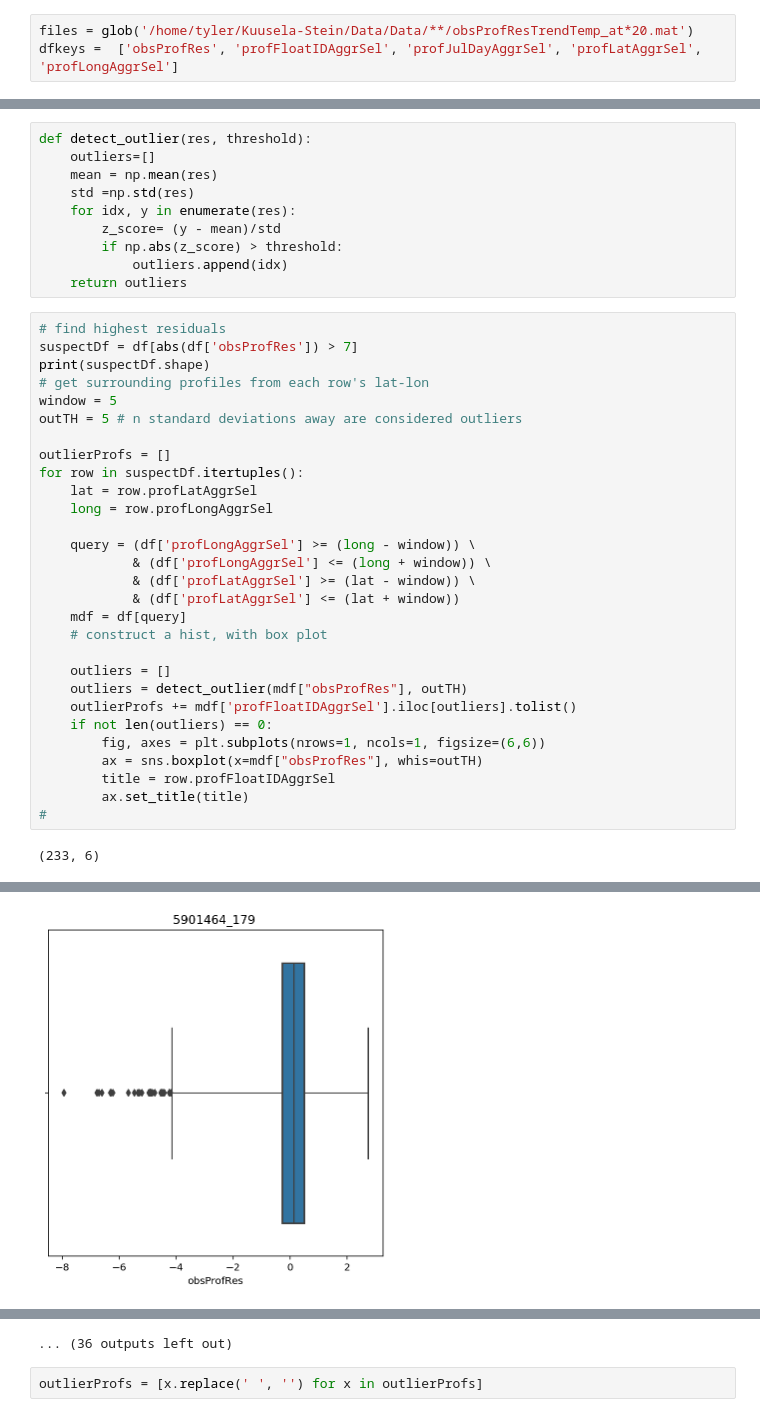
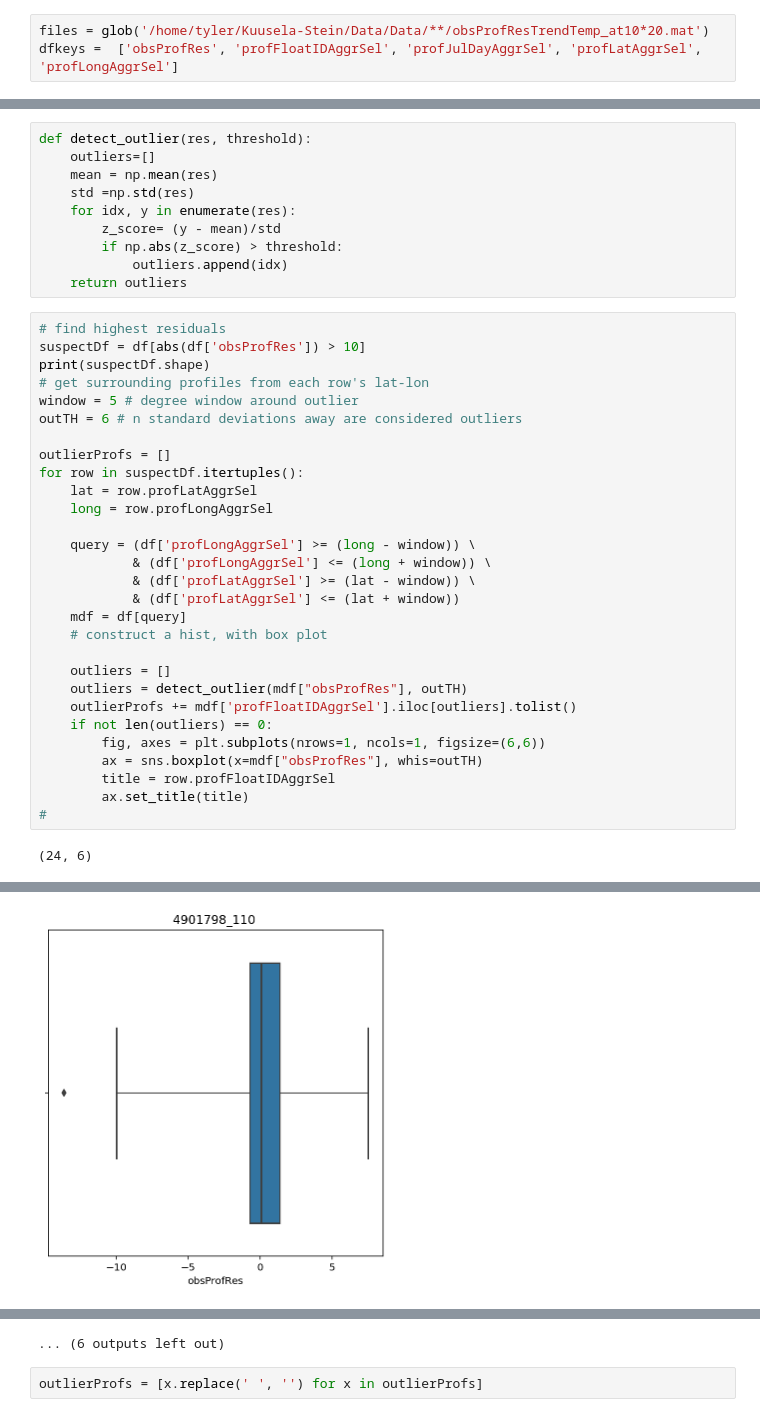
Before and after one commit to tylertucker202/argo-database, a Jupyter notebook: gridding/find-and-filter-outliers.ipynb, the cells around one changed output, grey strips where cells are left out. Drawn from its saved outputs; the diff is of its cells as text.

```diff
--- a/gridding/find-and-filter-outliers.ipynb
+++ b/gridding/find-and-filter-outliers.ipynb
@@ -35,7 +34,7 @@ The verbose.fileo rcparam was deprecated in Matplotlib 3.1 and will be removed i
 The verbose.level rcparam was deprecated in Matplotlib 3.1 and will be removed in 3.3.
   self[key] = other[key]
 # %%
-files = glob('/home/tyler/Kuusela-Stein/Data/Data/**/obsProfResTrendTemp_at*20.mat')
+files = glob('/home/tyler/Kuusela-Stein/Data/Data/**/obsProfResTrendTemp_at10*20.mat')
 dfkeys =  ['obsProfRes', 'profFloatIDAggrSel', 'profJulDayAggrSel', 'profLatAggrSel', 'profLongAggrSel']
 # %%
 for file in files:
@@ -64,11 +63,11 @@ def detect_outlier(res, threshold):
     return outliers
 # %%
 # find highest residuals
-suspectDf = df[abs(df['obsProfRes']) > 7]
+suspectDf = df[abs(df['obsProfRes']) > 10]
 print(suspectDf.shape)
 # get surrounding profiles from each row's lat-lon
-window = 5
-outTH = 5 # n standard deviations away are considered outliers
+window = 5 # degree window around outlier
+outTH = 6 # n standard deviations away are considered outliers
 
 outlierProfs = []
 for row in suspectDf.itertuples():
@@ -92,4 +91,4 @@ for row in suspectDf.itertuples():
         ax.set_title(title)
 #
 # %% [output]
-(233, 6)
+(24, 6)
@@ -103 +102 @@ for row in suspectDf.itertuples():
-[figure, old version]
+[figure, new version]
@@ -107,4 +106,4 @@ for row in suspectDf.itertuples():
-... (36 outputs left out)
+... (6 outputs left out)
 # %%
 outlierProfs = [x.replace(' ', '') for x in outlierProfs]
 # %%
```
Also changed, not shown: parts of 6 cells of this notebook.
